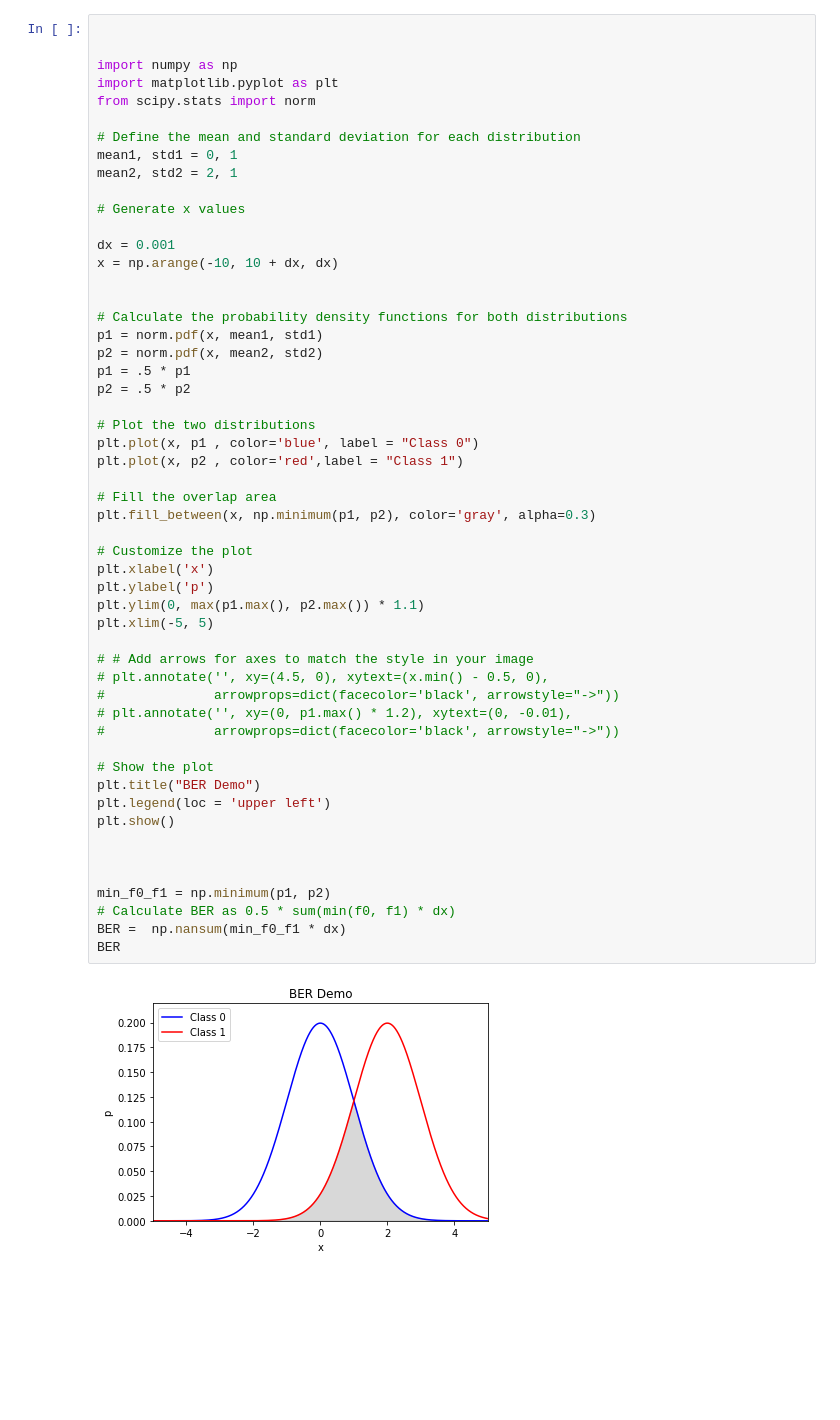
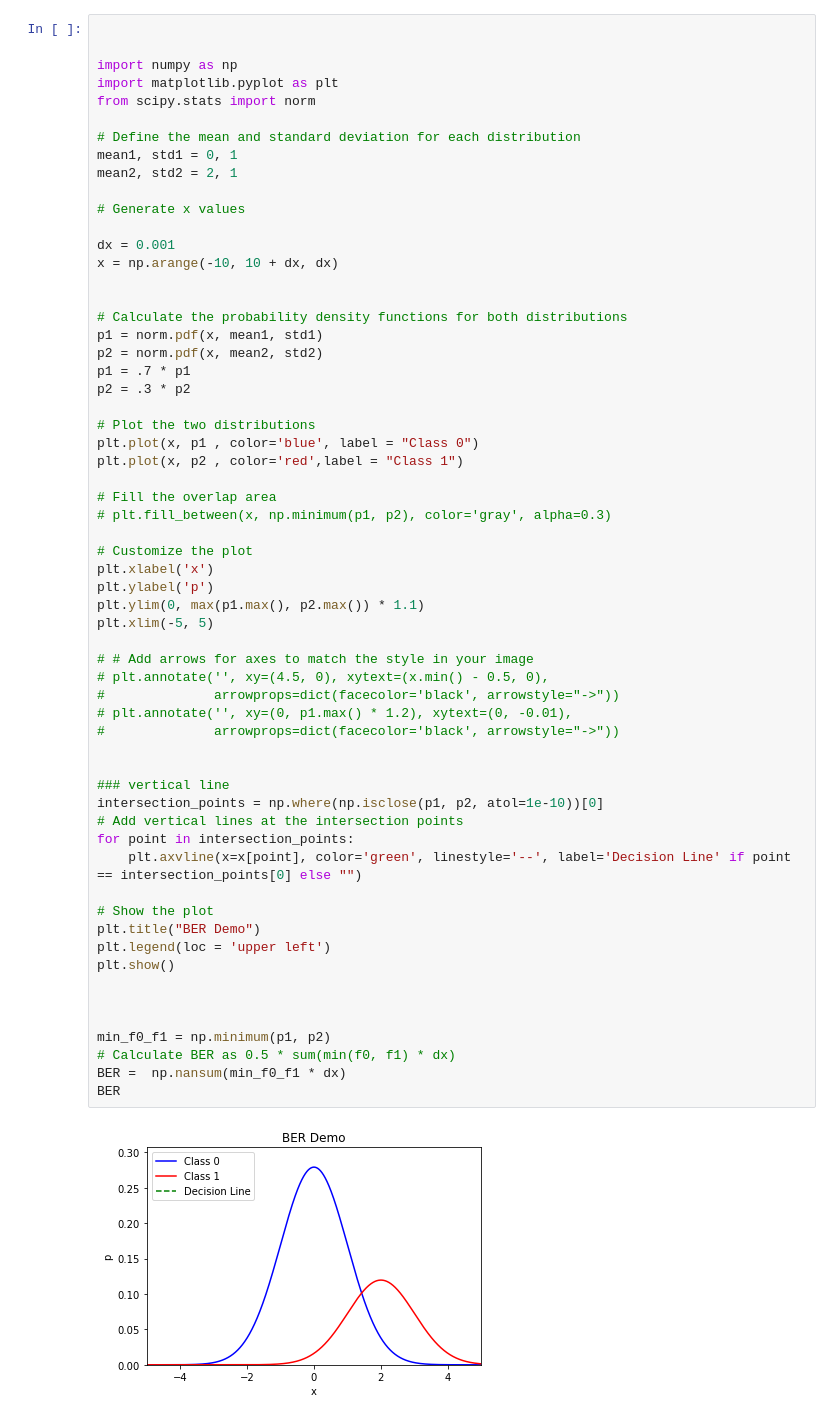
Before and after one commit to rj-may/BER_Bounds_Eval, a Jupyter notebook: plots/BER_2_norm_plt.ipynb, the cells around one changed output. Cells and saved outputs as stored; diff of their text form; blank space fills up the shorter version.

```diff
--- a/plots/BER_2_norm_plt.ipynb
+++ b/plots/BER_2_norm_plt.ipynb
@@ -72,38 +80,45 @@ x = np.arange(-10, 10 + dx, dx)
 # Calculate the probability density functions for both distributions
 p1 = norm.pdf(x, mean1, std1)
 p2 = norm.pdf(x, mean2, std2)
-p1 = .5 * p1
-p2 = .5 * p2
+p1 = .7 * p1
+p2 = .3 * p2
 
 # Plot the two distributions
 plt.plot(x, p1 , color='blue', label = "Class 0")
 plt.plot(x, p2 , color='red',label = "Class 1")
 
 # Fill the overlap area
-plt.fill_between(x, np.minimum(p1, p2), color='gray', alpha=0.3)
+# plt.fill_between(x, np.minimum(p1, p2), color='gray', alpha=0.3)
 
 # Customize the plot
 plt.xlabel('x')
 plt.ylabel('p')
 plt.ylim(0, max(p1.max(), p2.max()) * 1.1)
 plt.xlim(-5, 5)
 
 # # Add arrows for axes to match the style in your image
 # plt.annotate('', xy=(4.5, 0), xytext=(x.min() - 0.5, 0),
 #              arrowprops=dict(facecolor='black', arrowstyle="->"))
 # plt.annotate('', xy=(0, p1.max() * 1.2), xytext=(0, -0.01),
 #              arrowprops=dict(facecolor='black', arrowstyle="->"))
 
+
+### vertical line
+intersection_points = np.where(np.isclose(p1, p2, atol=1e-10))[0]
+# Add vertical lines at the intersection points
+for point in intersection_points:
+    plt.axvline(x=x[point], color='green', linestyle='--', label='Decision Line' if point == intersection_points[0] else "")
+
 # Show the plot
 plt.title("BER Demo")
 plt.legend(loc = 'upper left')
 plt.show()
 
 
 
 min_f0_f1 = np.minimum(p1, p2)
 # Calculate BER as 0.5 * sum(min(f0, f1) * dx)
 BER =  np.nansum(min_f0_f1 * dx)
 BER
 # %% [output]
-[figure, old version]
+[figure, new version]
```
Also changed, not shown: parts of 5 cells of this notebook, 7 other files.
